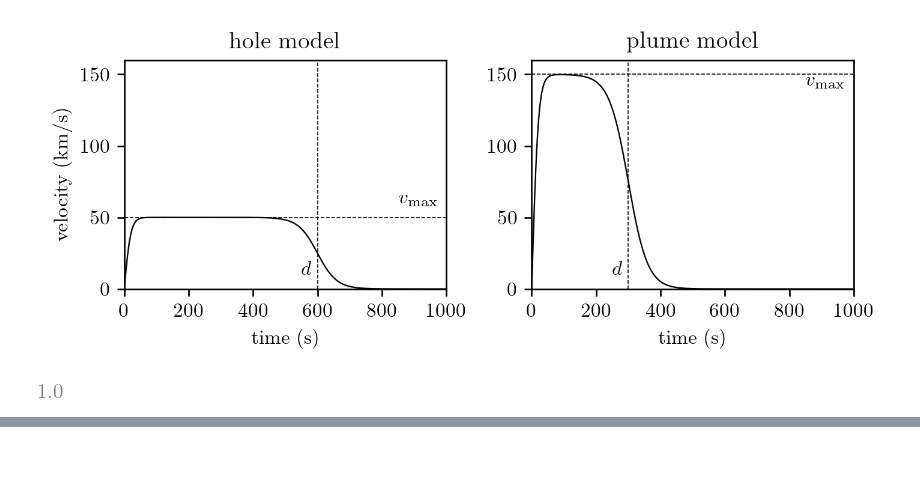
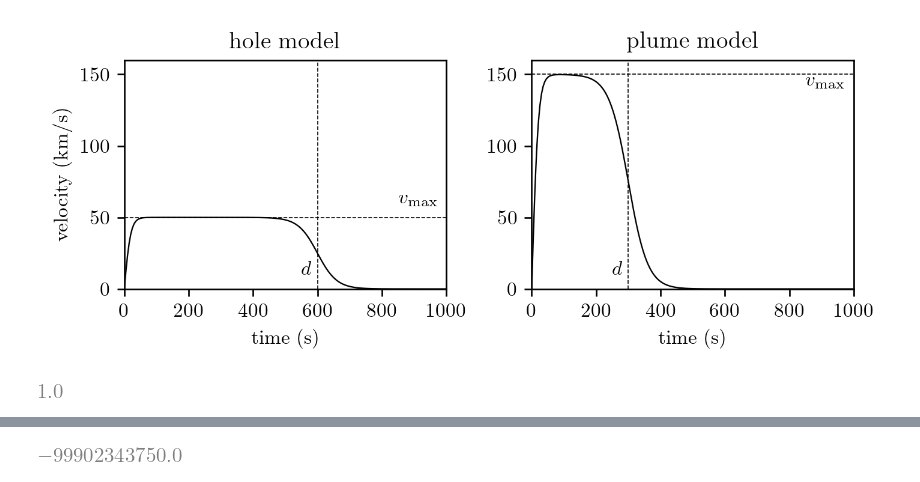
Before and after one commit to MichaelMaex/eindproject-2, a Jupyter notebook: notebooks/large_scale_structure.ipynb, the cells around one changed output, grey strips where cells are left out. Cells and saved outputs as stored; diff of their text form; code cells hidden in the pictures; blank space fills up the shorter version.

```diff
--- a/notebooks/large_scale_structure.ipynb
+++ b/notebooks/large_scale_structure.ipynb
@@ -158,0 +203,4 @@ t0
+# %%
+frame[0].x1[0]*units.UNIT_LENGTH
+# %% [output]
+[figure, added]
```
Also changed, not shown: parts of 4 cells of this notebook, 3 other files.
